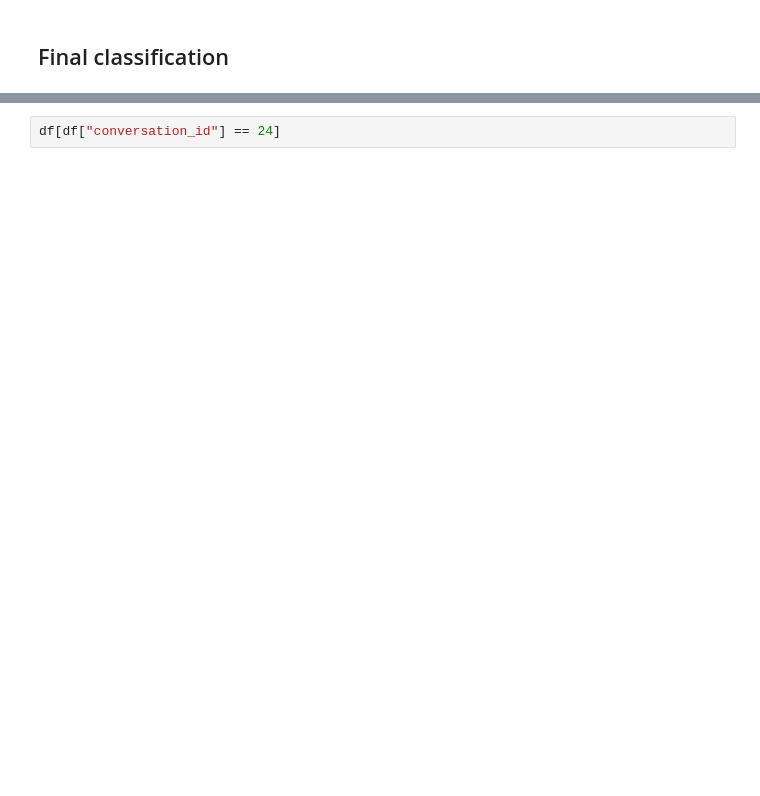
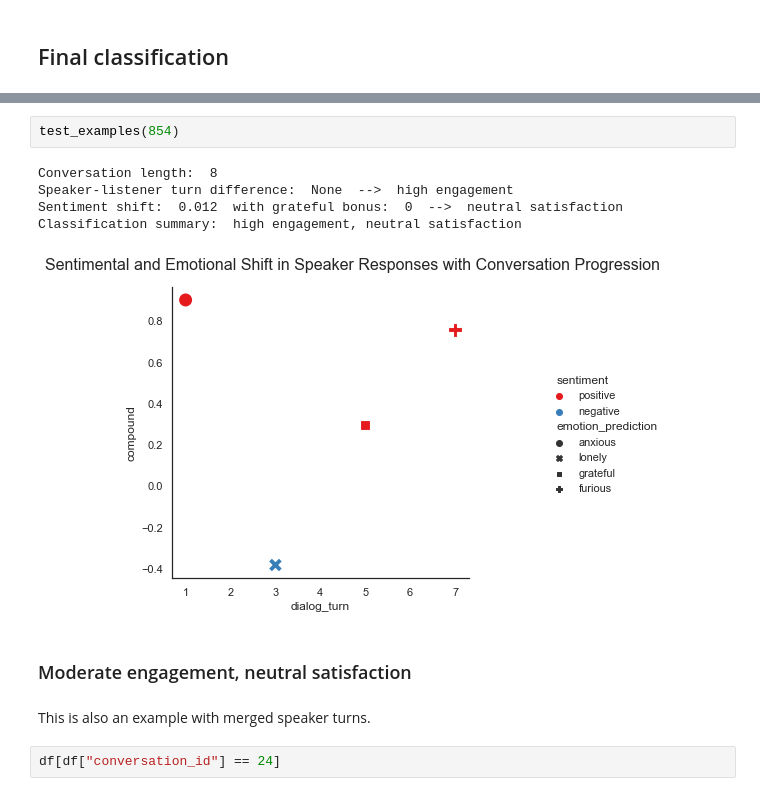
Before and after one commit to cetsen/therapeutic-chatbot, a Jupyter notebook: engagement_satisfaction.ipynb, the cells around one changed output, grey strips where cells are left out. Drawn from its saved outputs; the diff is of its cells as text; blank space fills up the shorter version.

```diff
--- a/engagement_satisfaction.ipynb
+++ b/engagement_satisfaction.ipynb
@@ -261,3 +362,15 @@ def test_examples(conversation_id):
+# %%
+test_examples(854)
+# %% [output]
+Conversation length:  8
+Speaker-listener turn difference:  None  -->  high engagement
+Sentiment shift:  0.012  with grateful bonus:  0  -->  neutral satisfaction
+Classification summary:  high engagement, neutral satisfaction
+[figure, added]
+# %% [markdown]
+### Moderate engagement, neutral satisfaction
+# %% [markdown]
+This is also an example with merged speaker turns.
 # %%
 df[df["conversation_id"] == 24]
 # %% [output]
```
Also changed, not shown: parts of 28 cells of this notebook.
